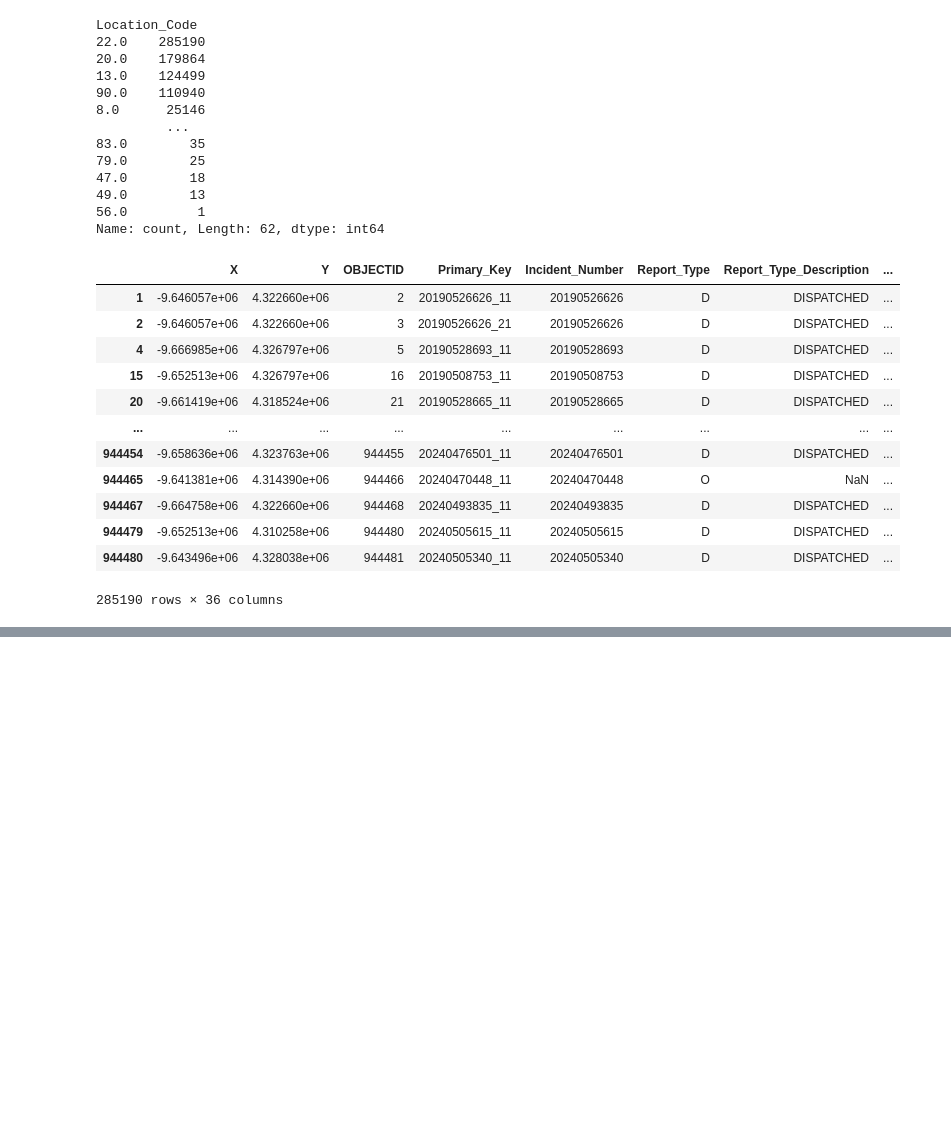
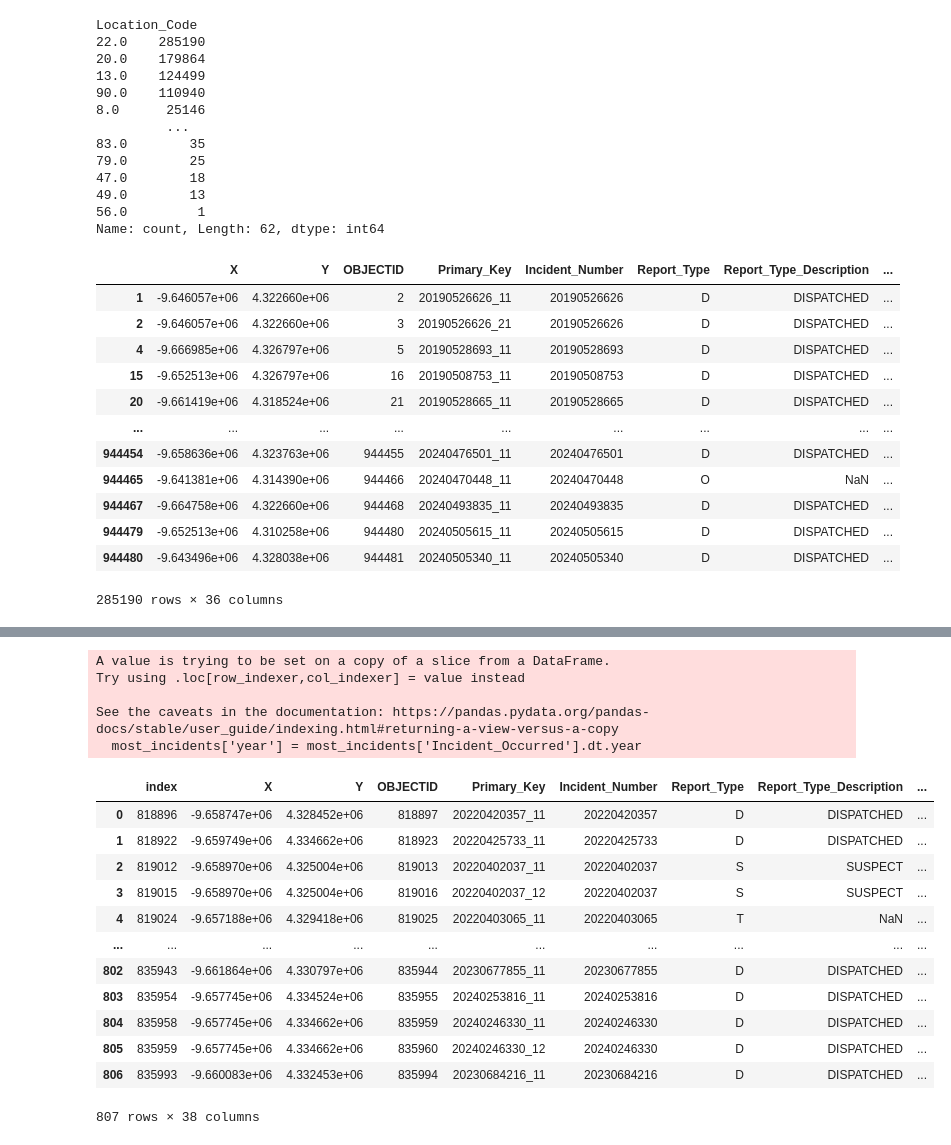
Before and after one commit to ericahen/capstone-da12, a Jupyter notebook: notebooks/police_data_eda.ipynb, the cells around one changed output, grey strips where cells are left out. Drawn from its saved outputs; the diff is of its cells as text; code cells hidden in the pictures; blank space fills up the shorter version.

```diff
--- a/notebooks/police_data_eda.ipynb
+++ b/notebooks/police_data_eda.ipynb
@@ -280,0 +323,22 @@ memory usage: 10.5+ KB
+# %%
+most_incidents['year'] = most_incidents['Incident_Occurred'].dt.year
+most_incidents.reset_index()
+# %% [output]
+A value is trying to be set on a copy of a slice from a DataFrame.
+Try using .loc[row_indexer,col_indexer] = value instead
+
+See the caveats in the documentation: https://pandas.pydata.org/pandas-docs/stable/user_guide/indexing.html#returning-a-view-versus-a-copy
+  most_incidents['year'] = most_incidents['Incident_Occurred'].dt.year
+|  | index | X | Y | OBJECTID | Primary_Key | Incident_Number | Report_Type | Report_Type_Description | ... |
+| 0 | 818896 | -9.658747e+06 | 4.328452e+06 | 818897 | 20220420357_11 | 20220420357 | D | DISPATCHED | ... |
+| 1 | 818922 | -9.659749e+06 | 4.334662e+06 | 818923 | 20220425733_11 | 20220425733 | D | DISPATCHED | ... |
+| 2 | 819012 | -9.658970e+06 | 4.325004e+06 | 819013 | 20220402037_11 | 20220402037 | S | SUSPECT | ... |
+| 3 | 819015 | -9.658970e+06 | 4.325004e+06 | 819016 | 20220402037_12 | 20220402037 | S | SUSPECT | ... |
+| 4 | 819024 | -9.657188e+06 | 4.329418e+06 | 819025 | 20220403065_11 | 20220403065 | T | NaN | ... |
+| ... | ... | ... | ... | ... | ... | ... | ... | ... | ... |
+| 802 | 835943 | -9.661864e+06 | 4.330797e+06 | 835944 | 20230677855_11 | 20230677855 | D | DISPATCHED | ... |
+| 803 | 835954 | -9.657745e+06 | 4.334524e+06 | 835955 | 20240253816_11 | 20240253816 | D | DISPATCHED | ... |
+| 804 | 835958 | -9.657745e+06 | 4.334662e+06 | 835959 | 20240246330_11 | 20240246330 | D | DISPATCHED | ... |
+| 805 | 835959 | -9.657745e+06 | 4.334662e+06 | 835960 | 20240246330_12 | 20240246330 | D | DISPATCHED | ... |
+| 806 | 835993 | -9.660083e+06 | 4.332453e+06 | 835994 | 20230684216_11 | 20230684216 | D | DISPATCHED | ... |
+807 rows × 38 columns
```
Also changed, not shown: parts of 44 cells of this notebook, 4 other files.
